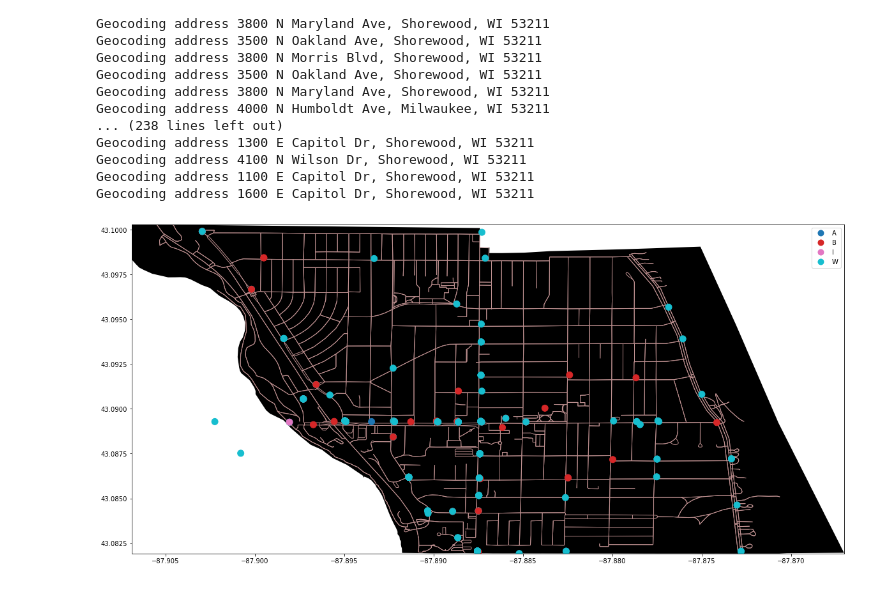
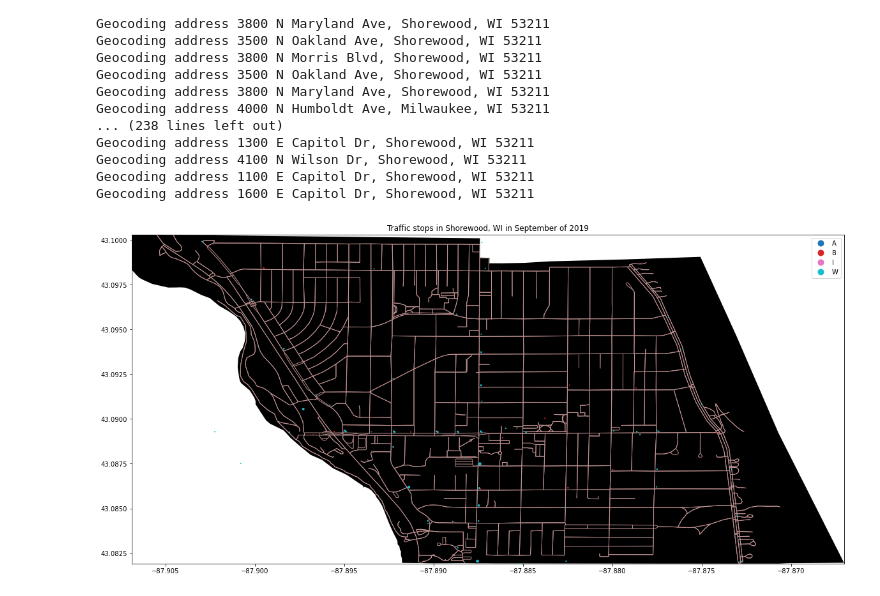
Before and after one commit to lorimbrius/traffic-stop-geo, a Jupyter notebook: SHPD_geoplot.ipynb, the cells around one changed output. Cells and saved outputs as stored; diff of their text form; code cells hidden in the pictures.

Commit message:
Indicators now sized by number of stops at location

```diff
--- a/SHPD_geoplot.ipynb
+++ b/SHPD_geoplot.ipynb
@@ -115,7 +115,15 @@ def merge_geocoded_data(lcns, stops_df):
     # rename the remaining geometry column so GeoPandas recognizes it
     merged_frame = merged_frame.rename(columns={'geometry_y': 'geometry'}).set_geometry('geometry')
 
-    return merged_frame
+    # create summary frame
+    summary_frame = merged_frame.dissolve(by=[indicator_column, address_column], aggfunc='count')
+    summary_frame = summary_frame.reset_index()
+    summary_frame = summary_frame[~summary_frame['geometry'].is_empty]
+
+    # scale indicator size
+    summary_frame['indicator_size'] = summary_frame[primary_key] * 100
+
+    return merged_frame, summary_frame
 
 def plot_map(data, graph, area):
     """Draw the map using pyplt"""
@@ -125,10 +133,11 @@ def plot_map(data, graph, area):
     ax.set_aspect('equal')
     ax.set_xlim(area.loc[0].bbox_west, area.loc[0].bbox_east)
     ax.set_ylim(area.loc[0].bbox_south, area.loc[0].bbox_north)
+    plt.title("Traffic stops in Shorewood, WI in September of 2019")
 
     area.plot(ax=ax, color=area_color, zorder=0)
     edges.plot(ax=ax, linewidth=1, edgecolor=street_color, zorder=1)
-    data.plot(ax=ax, column=indicator_column, zorder=2, legend=True, markersize=marker_size)
+    data.plot(ax=ax, column=indicator_column, zorder=2, legend=True, markersize='indicator_size')
 # %%
 # load data from file
 traffic_stops = geopandas.read_file(data_source_file)
@@ -170,7 +179,7 @@ Geocoding address 1100 E Capitol Dr, Shorewood, WI 53211
 Geocoding address 1600 E Capitol Dr, Shorewood, WI 53211
 # %%
 # merge geocoded addresses back into data frame
-gdf = merge_geocoded_data(lcns, block_df)
+gdf, summary = merge_geocoded_data(lcns, block_df)
 # %%
 # *Running this will take a long time because the OpenStreetMap shape APIs are rate-limited to prevent abuse.*
 
@@ -178,6 +187,6 @@ gdf = merge_geocoded_data(lcns, block_df)
 graph, area = fetch_osm_data(place_name)
 # %%
 # finally, draw the map
-plot_map(gdf, graph, area)
+plot_map(summary, graph, area)
 # %% [output]
-[figure, old version]
+[figure, new version]
```
